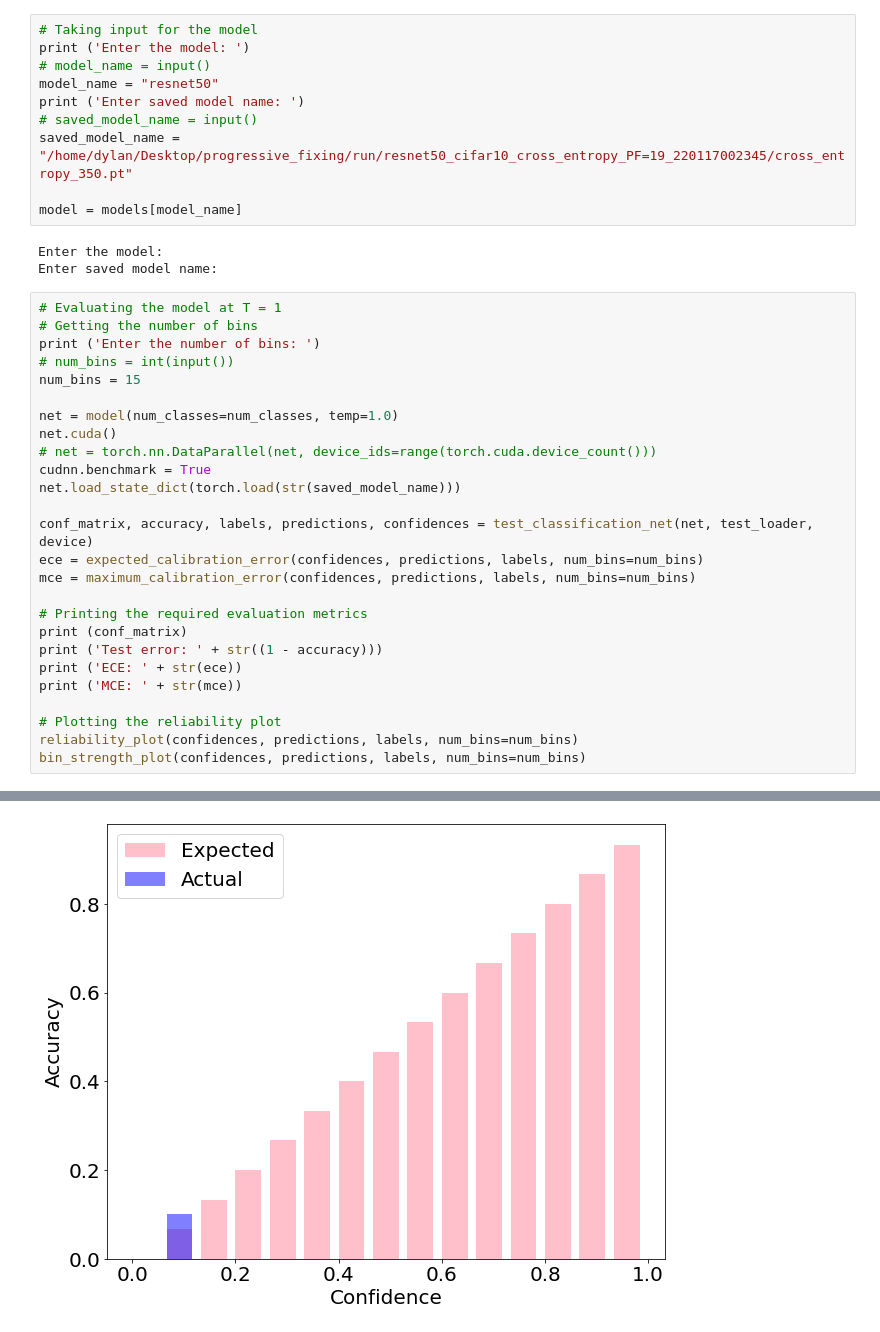
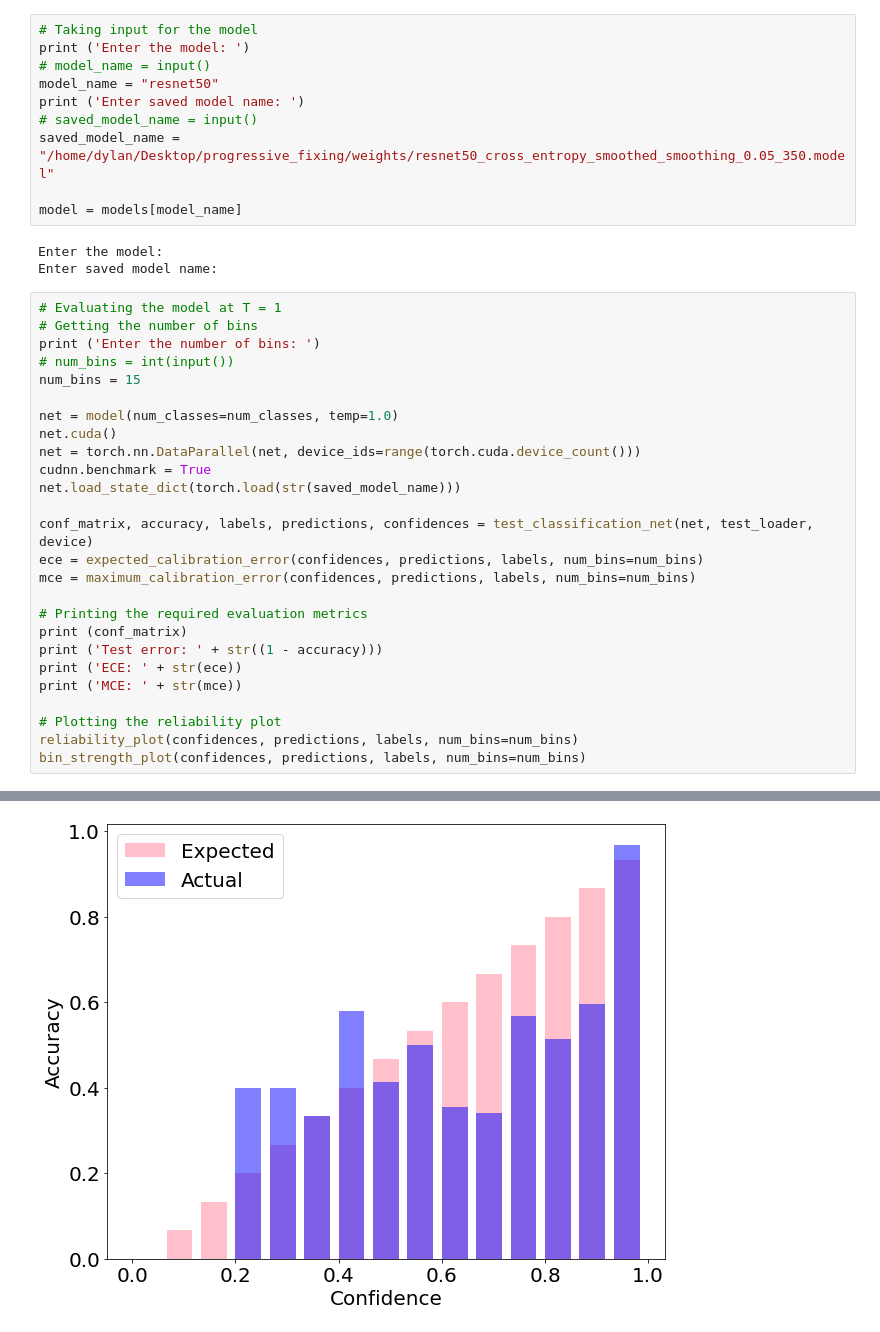
Before and after one commit to Linwei-Tao/progressive_fixing, a Jupyter notebook: Experiments/evaluate_single_model.ipynb, the cells around one changed output, grey strips where cells are left out. Saved outputs shown, nothing was run; the diff lists cells and outputs as text.

```diff
--- a/Experiments/evaluate_single_model.ipynb
+++ b/Experiments/evaluate_single_model.ipynb
@@ -137,7 +120,7 @@ print ('Enter the model: ')
 model_name = "resnet50"
 print ('Enter saved model name: ')
 # saved_model_name = input()
-saved_model_name = "/home/dylan/Desktop/progressive_fixing/run/resnet50_cifar10_cross_entropy_PF=19_220117002345/cross_entropy_350.pt"
+saved_model_name = "/home/dylan/Desktop/progressive_fixing/weights/resnet50_cross_entropy_smoothed_smoothing_0.05_350.model"
 
 model = models[model_name]
 # %% [output]
@@ -152,7 +135,7 @@ num_bins = 15
 
 net = model(num_classes=num_classes, temp=1.0)
 net.cuda()
-# net = torch.nn.DataParallel(net, device_ids=range(torch.cuda.device_count()))
+net = torch.nn.DataParallel(net, device_ids=range(torch.cuda.device_count()))
 cudnn.benchmark = True
 net.load_state_dict(torch.load(str(saved_model_name)))
 
@@ -187 +170 @@ MCE: 1.4901161138336505e-09
-[figure, old version]
+[figure, new version]
```
Also changed, not shown: parts of 3 cells of this notebook, 1 other file.
